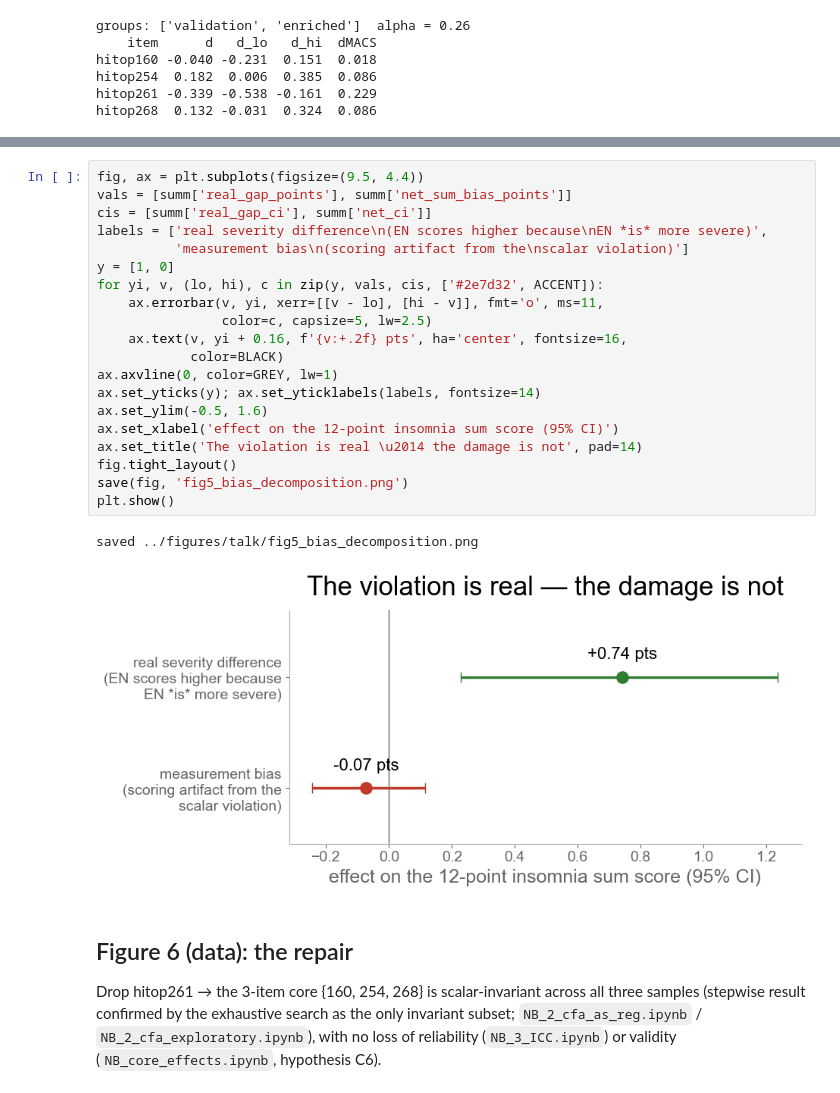
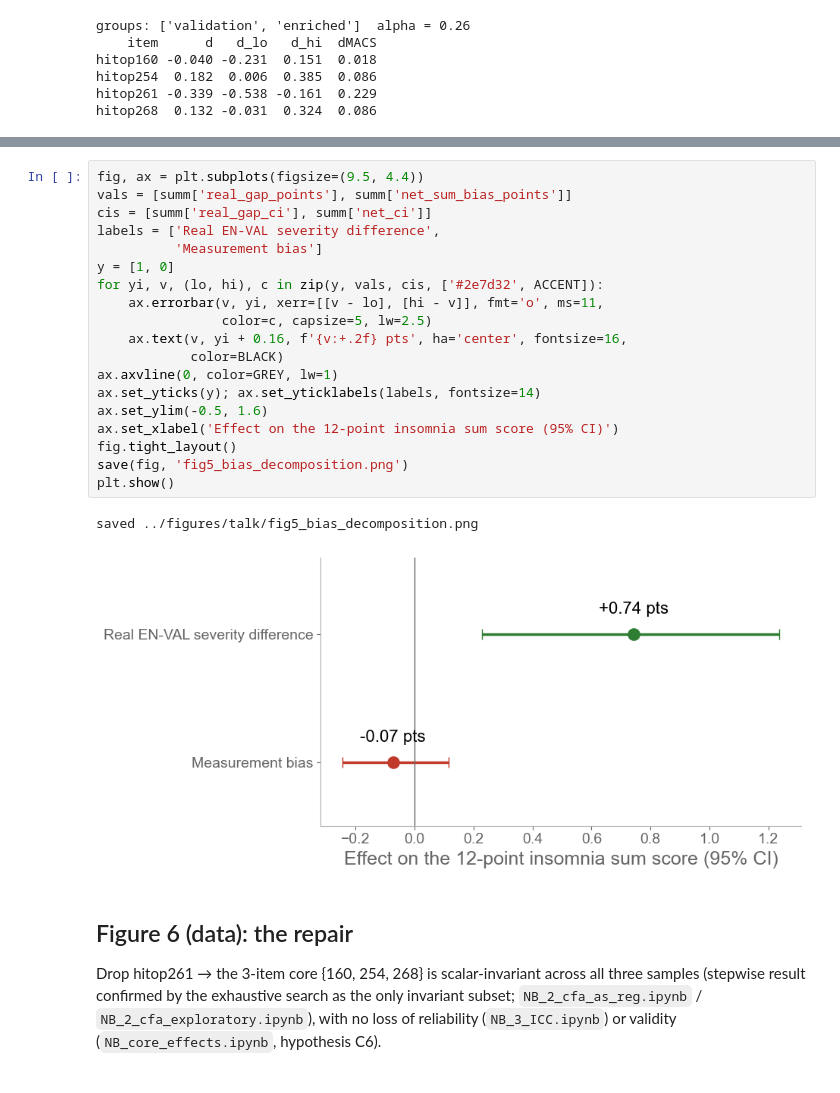
Before and after one commit to Shotgunosine/HiTOP, a Jupyter notebook: notebooks/NB_talk_figures.ipynb, the cells around one changed output, grey strips where cells are left out. Drawn from its saved outputs; the diff is of its cells as text.

```diff
--- a/notebooks/NB_talk_figures.ipynb
+++ b/notebooks/NB_talk_figures.ipynb
@@ -230,26 +227,25 @@ saved ../figures/talk/fig4_item_curves.png
 # %%
 fig, ax = plt.subplots(figsize=(9.5, 4.4))
 vals = [summ['real_gap_points'], summ['net_sum_bias_points']]
 cis = [summ['real_gap_ci'], summ['net_ci']]
-labels = ['real severity difference\n(EN scores higher because\nEN *is* more severe)',
-          'measurement bias\n(scoring artifact from the\nscalar violation)']
+labels = ['Real EN-VAL severity difference',
+          'Measurement bias']
 y = [1, 0]
 for yi, v, (lo, hi), c in zip(y, vals, cis, ['#2e7d32', ACCENT]):
     ax.errorbar(v, yi, xerr=[[v - lo], [hi - v]], fmt='o', ms=11,
                 color=c, capsize=5, lw=2.5)
     ax.text(v, yi + 0.16, f'{v:+.2f} pts', ha='center', fontsize=16,
             color=BLACK)
 ax.axvline(0, color=GREY, lw=1)
 ax.set_yticks(y); ax.set_yticklabels(labels, fontsize=14)
 ax.set_ylim(-0.5, 1.6)
-ax.set_xlabel('effect on the 12-point insomnia sum score (95% CI)')
-ax.set_title('The violation is real \u2014 the damage is not', pad=14)
+ax.set_xlabel('Effect on the 12-point insomnia sum score (95% CI)')
 fig.tight_layout()
 save(fig, 'fig5_bias_decomposition.png')
 plt.show()
 # %% [output]
 saved ../figures/talk/fig5_bias_decomposition.png
-[figure, old version]
+[figure, new version]
 # %% [markdown]
 ## Figure 6 (data): the repair
 
```
Also changed, not shown: parts of 9 cells of this notebook.
